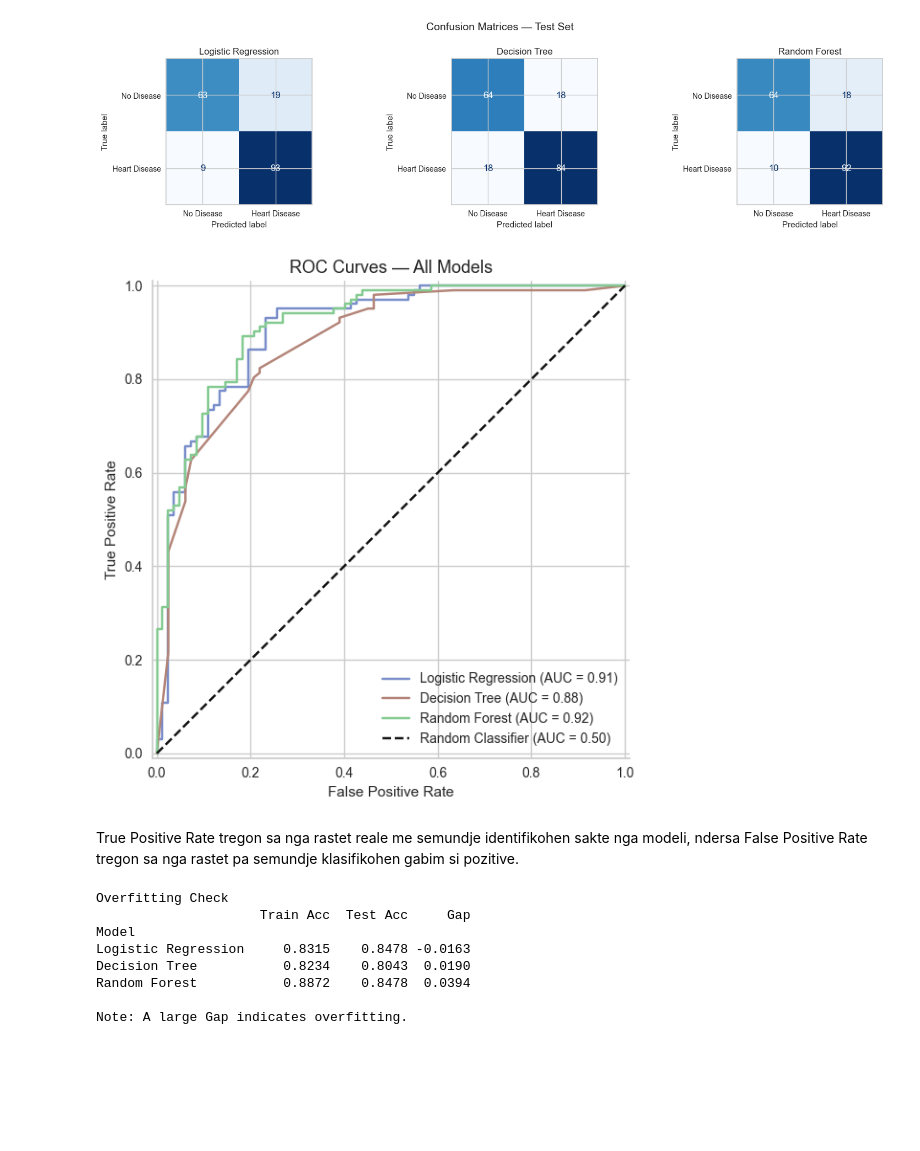
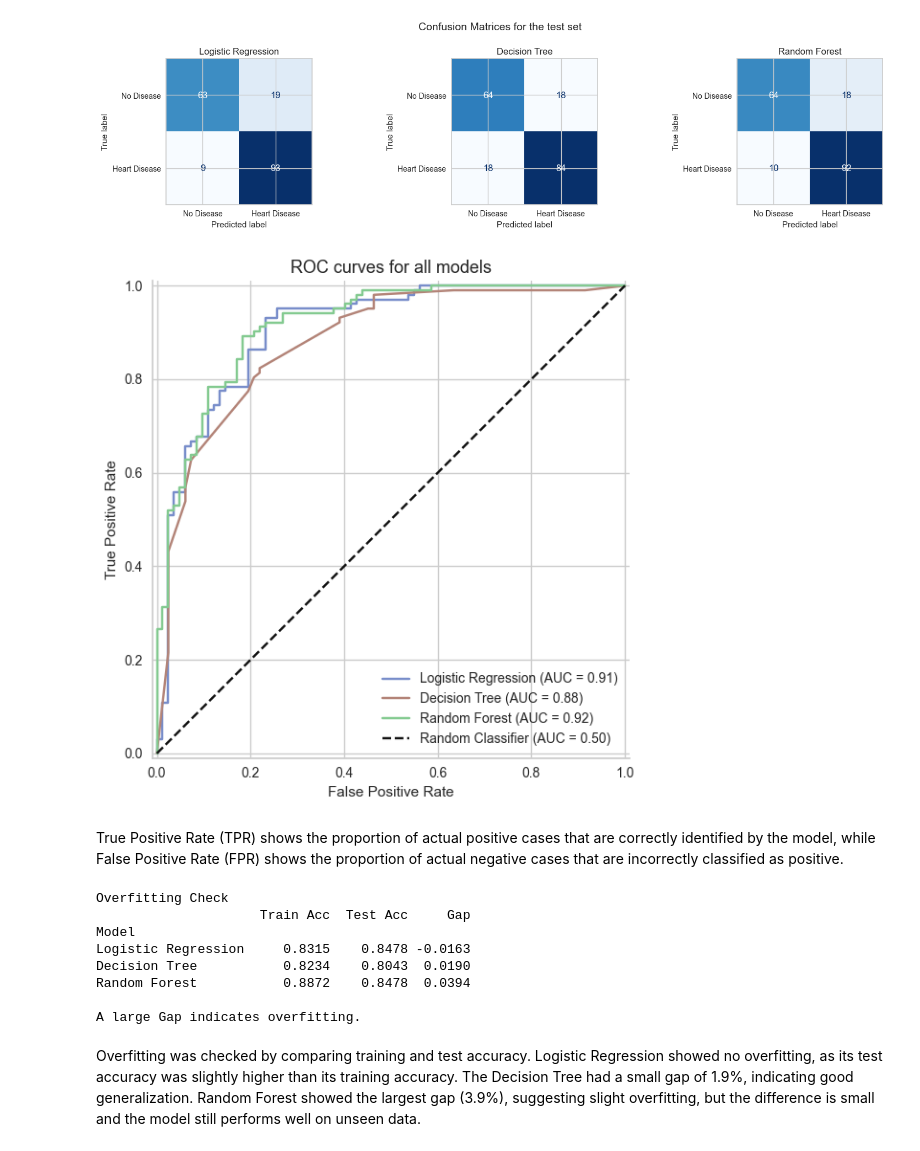
Before and after one commit to ErildaBoboci/Machine-Learning-Project, a Jupyter notebook: heart-disease-project/notebooks/heart_disease_classification_problem.ipynb, the cells around one changed output. Saved outputs shown, nothing was run; the diff lists cells and outputs as text; code cells hidden in the pictures; blank space fills up the shorter version.

```diff
--- a/heart-disease-project/notebooks/heart_disease_classification_problem.ipynb
+++ b/heart-disease-project/notebooks/heart_disease_classification_problem.ipynb
@@ -1134,12 +1134,11 @@ fig, axes = plt.subplots(1, 3, figsize=(16, 4))
 for ax, (name, model) in zip(axes, models.items()):
     y_pred = model.predict(X_test)
     cm = confusion_matrix(y_test, y_pred)
-    disp = ConfusionMatrixDisplay(confusion_matrix=cm,
-                                   display_labels=['No Disease', 'Heart Disease'])
+    disp = ConfusionMatrixDisplay(confusion_matrix=cm, display_labels=['No Disease', 'Heart Disease'])
     disp.plot(ax=ax, colorbar=False, cmap='Blues')
     ax.set_title(name, fontsize=12)
 
-plt.suptitle('Confusion Matrices — Test Set', fontsize=14)
+plt.suptitle('Confusion Matrices for the test set', fontsize=14)
 plt.tight_layout()
 plt.show()
 # %% [output]
@@ -1147,27 +1146,27 @@ plt.show()
 # %%
 # ROC Curves
 fig, ax = plt.subplots(figsize=(8, 6))
 
 colors = ['#788DCA', '#B38478', '#83CA90']
 
 for (name, model), color in zip(models.items(), colors):
     RocCurveDisplay.from_estimator(
         model, X_test, y_test,
         name=name, ax=ax, color=color
     )
 
 ax.plot([0, 1], [0, 1], 'k--', label='Random Classifier (AUC = 0.50)')
-ax.set_title('ROC Curves — All Models', fontsize=13)
+ax.set_title('ROC curves for all models', fontsize=13)
 ax.set_xlabel('False Positive Rate')
 ax.set_ylabel('True Positive Rate')
 ax.legend(loc='lower right')
 sns.despine()
 plt.tight_layout()
 plt.show()
 # %% [output]
-[figure, old version]
+[figure, new version]
 # %% [markdown]
-True Positive Rate tregon sa nga rastet reale me semundje identifikohen sakte nga modeli, ndersa False Positive Rate tregon sa nga rastet pa semundje klasifikohen gabim si pozitive.
+True Positive Rate (TPR) shows the proportion of actual positive cases that are correctly identified by the model, while False Positive Rate (FPR) shows the proportion of actual negative cases that are incorrectly classified as positive.
 # %%
 # Train vs Test Accuracy (Overfitting Check)
 overfit_data = []
@@ -1185,7 +1184,7 @@ for name, model in models.items():
 overfit_df = pd.DataFrame(overfit_data).set_index('Model')
 print("Overfitting Check ")
 print(overfit_df.to_string())
-print("\nNote: A large Gap indicates overfitting.")
+print("\nA large Gap indicates overfitting.")
 # %% [output]
 Overfitting Check
                      Train Acc  Test Acc     Gap
@@ -1194,7 +1193,9 @@ Logistic Regression     0.8315    0.8478 -0.0163
 Decision Tree           0.8234    0.8043  0.0190
 Random Forest           0.8872    0.8478  0.0394
 
-Note: A large Gap indicates overfitting.
+A large Gap indicates overfitting.
+# %% [markdown]
+Overfitting was checked by comparing training and test accuracy. Logistic Regression showed no overfitting, as its test accuracy was slightly higher than its training accuracy. The Decision Tree had a small gap of 1.9%, indicating good generalization. Random Forest showed the largest gap (3.9%), suggesting slight overfitting, but the difference is small and the model still performs well on unseen data.
 # %%
 # Feature Importances (Random Forest)
 feat_imp = pd.Series(best_rf.feature_importances_,
```
Also changed, not shown: parts of 1 cell of this notebook.
